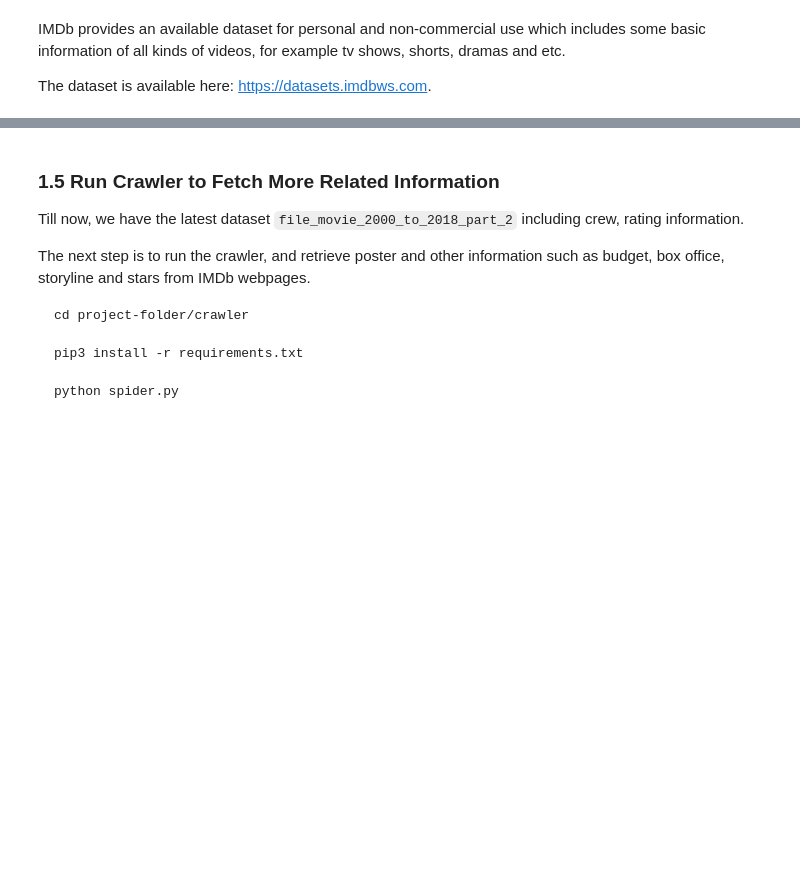
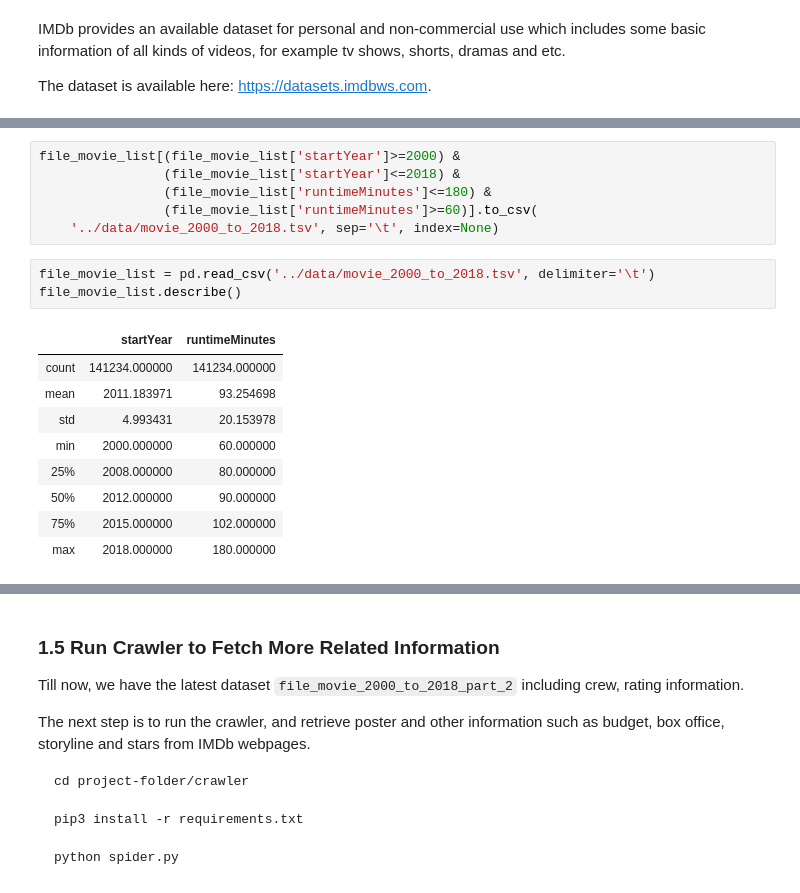
Before and after one commit to pupboss/CE7454-Project-Fall2019, a Jupyter notebook: notebook/notebook.ipynb, the cells around one changed output, grey strips where cells are left out. Cells and saved outputs as stored; diff of their text form; blank space fills up the shorter version.

```diff
--- a/notebook/notebook.ipynb
+++ b/notebook/notebook.ipynb
@@ -56,0 +107,19 @@ First we have to filter the data we wanted, to seperate the movies data part, th
+# %%
+file_movie_list[(file_movie_list['startYear']>=2000) &
+                (file_movie_list['startYear']<=2018) &
+                (file_movie_list['runtimeMinutes']<=180) &
+                (file_movie_list['runtimeMinutes']>=60)].to_csv(
+    '../data/movie_2000_to_2018.tsv', sep='\t', index=None)
+# %%
+file_movie_list = pd.read_csv('../data/movie_2000_to_2018.tsv', delimiter='\t')
+file_movie_list.describe()
+# %% [output]
+|  | startYear | runtimeMinutes |
+| count | 141234.000000 | 141234.000000 |
+| mean | 2011.183971 | 93.254698 |
+| std | 4.993431 | 20.153978 |
+| min | 2000.000000 | 60.000000 |
+| 25% | 2008.000000 | 80.000000 |
+| 50% | 2012.000000 | 90.000000 |
+| 75% | 2015.000000 | 102.000000 |
+| max | 2018.000000 | 180.000000 |
```
Also changed, not shown: parts of 11 cells of this notebook, 4 other files.
